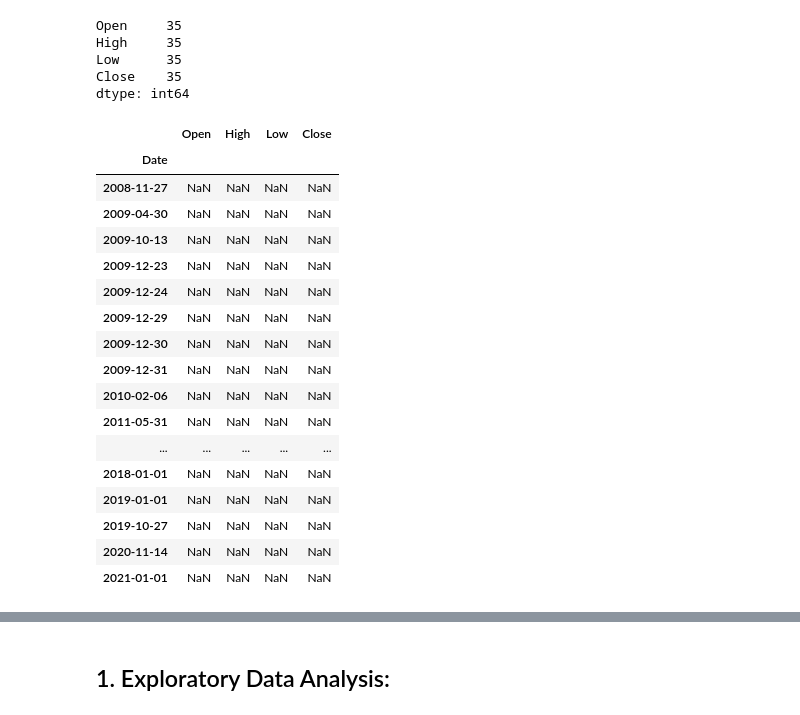
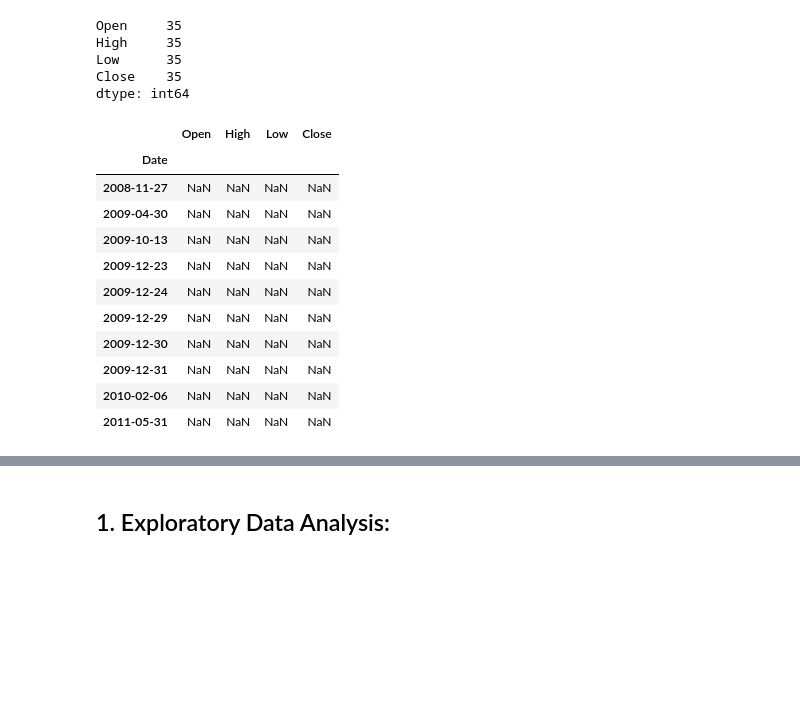
Before and after one commit to DristantaNirola/Nifty50_Index_Movement_Prediction, a Jupyter notebook: Capston_project_nifty_Stock_direction.ipynb, the cells around one changed output, grey strips where cells are left out. Drawn from its saved outputs; the diff is of its cells as text; code cells hidden in the pictures; blank space fills up the shorter version.

```diff
--- a/Capston_project_nifty_Stock_direction.ipynb
+++ b/Capston_project_nifty_Stock_direction.ipynb
@@ -85,26 +85,20 @@ Low      35
 Close    35
 dtype: int64
 # %%
-nifty_df[nifty_df.isnull().any(axis=1)]
+nifty_df[nifty_df.isnull().any(axis=1)][:10]
 # %% [output]
 |  | Open | High | Low | Close |
 | Date |  |  |  |  |
 | 2008-11-27 | NaN | NaN | NaN | NaN |
 | 2009-04-30 | NaN | NaN | NaN | NaN |
 | 2009-10-13 | NaN | NaN | NaN | NaN |
 | 2009-12-23 | NaN | NaN | NaN | NaN |
 | 2009-12-24 | NaN | NaN | NaN | NaN |
 | 2009-12-29 | NaN | NaN | NaN | NaN |
 | 2009-12-30 | NaN | NaN | NaN | NaN |
 | 2009-12-31 | NaN | NaN | NaN | NaN |
 | 2010-02-06 | NaN | NaN | NaN | NaN |
 | 2011-05-31 | NaN | NaN | NaN | NaN |
-| ... | ... | ... | ... | ... |
-| 2018-01-01 | NaN | NaN | NaN | NaN |
-| 2019-01-01 | NaN | NaN | NaN | NaN |
-| 2019-10-27 | NaN | NaN | NaN | NaN |
-| 2020-11-14 | NaN | NaN | NaN | NaN |
-| 2021-01-01 | NaN | NaN | NaN | NaN |
 # %%
 # Droping the null values
 nifty_df.dropna(inplace=True)
```
Also changed, not shown: parts of 82 cells of this notebook.
